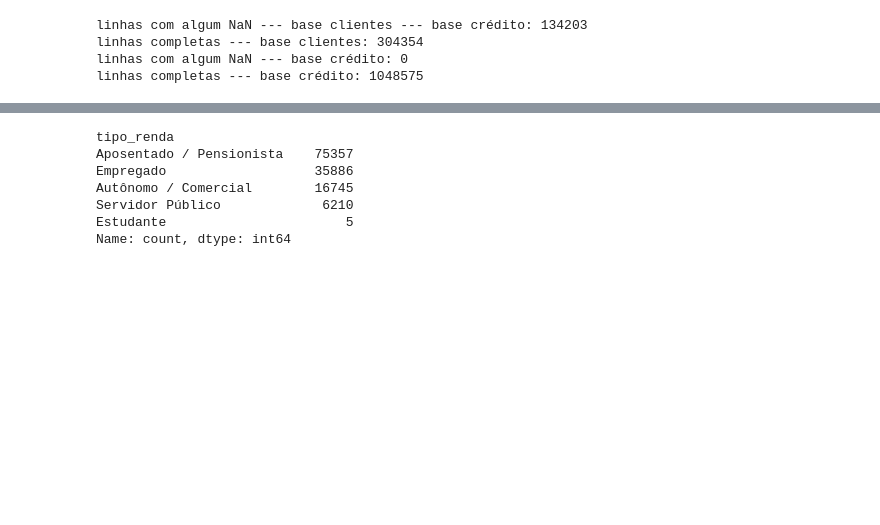
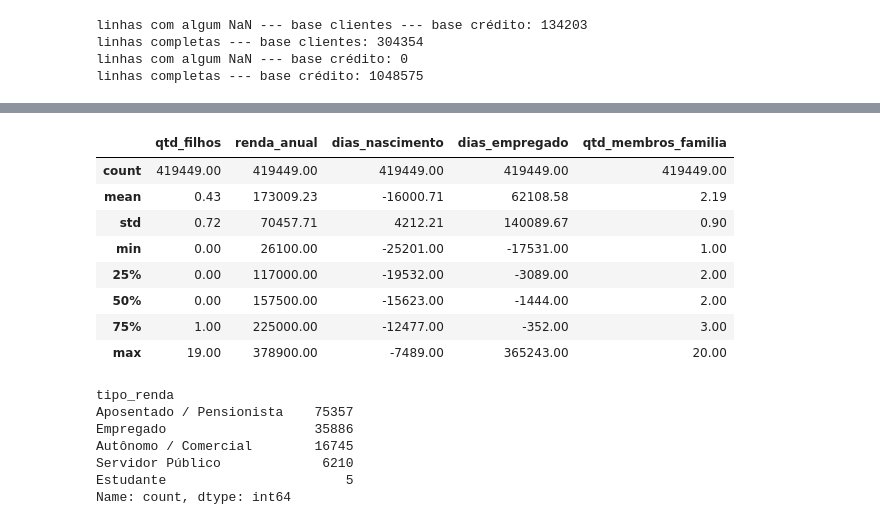
Before and after one commit to edu-roquette/projeto-eda, a Jupyter notebook: notebooks/analise.ipynb, the cells around one changed output, grey strips where cells are left out. Cells and saved outputs as stored; diff of their text form; code cells hidden in the pictures; blank space fills up the shorter version.

```diff
--- a/notebooks/analise.ipynb
+++ b/notebooks/analise.ipynb
@@ -281,0 +321,22 @@ print(df_clientes['escolaridade'].unique())
+# %%
+q1 = df_clientes['renda_anual'].quantile(0.25)
+q3 = df_clientes['renda_anual'].quantile(0.75)
+
+iqr = q3 - q1
+
+limite_inf = q1 - 1.5 * iqr
+limite_sup = q3 + 1.5 * iqr
+
+df_clientes_sem_outliers = df_clientes[(df_clientes['renda_anual'] >= limite_inf) & (df_clientes['renda_anual'] <= limite_sup)]
+# %%
+df_clientes_sem_outliers[['qtd_filhos', 'renda_anual', 'dias_nascimento', 'dias_empregado', 'qtd_membros_familia']].describe().round(2)
+# %% [output]
+|  | qtd_filhos | renda_anual | dias_nascimento | dias_empregado | qtd_membros_familia |
+| count | 419449.00 | 419449.00 | 419449.00 | 419449.00 | 419449.00 |
+| mean | 0.43 | 173009.23 | -16000.71 | 62108.58 | 2.19 |
+| std | 0.72 | 70457.71 | 4212.21 | 140089.67 | 0.90 |
+| min | 0.00 | 26100.00 | -25201.00 | -17531.00 | 1.00 |
+| 25% | 0.00 | 117000.00 | -19532.00 | -3089.00 | 2.00 |
+| 50% | 0.00 | 157500.00 | -15623.00 | -1444.00 | 2.00 |
+| 75% | 1.00 | 225000.00 | -12477.00 | -352.00 | 3.00 |
+| max | 19.00 | 378900.00 | -7489.00 | 365243.00 | 20.00 |
```
Also changed, not shown: parts of 15 cells of this notebook.
